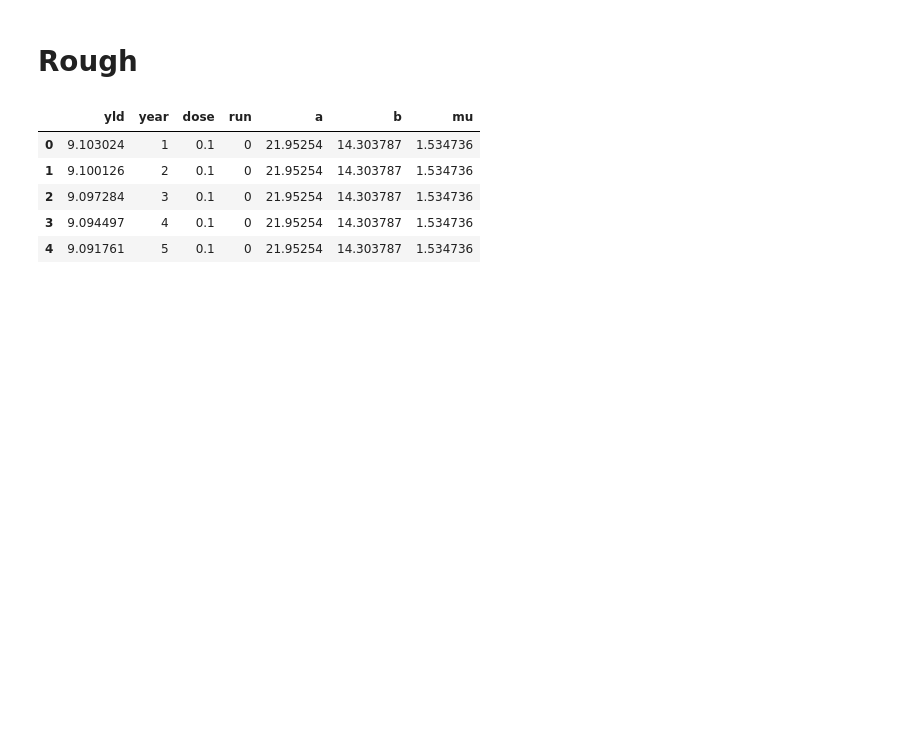
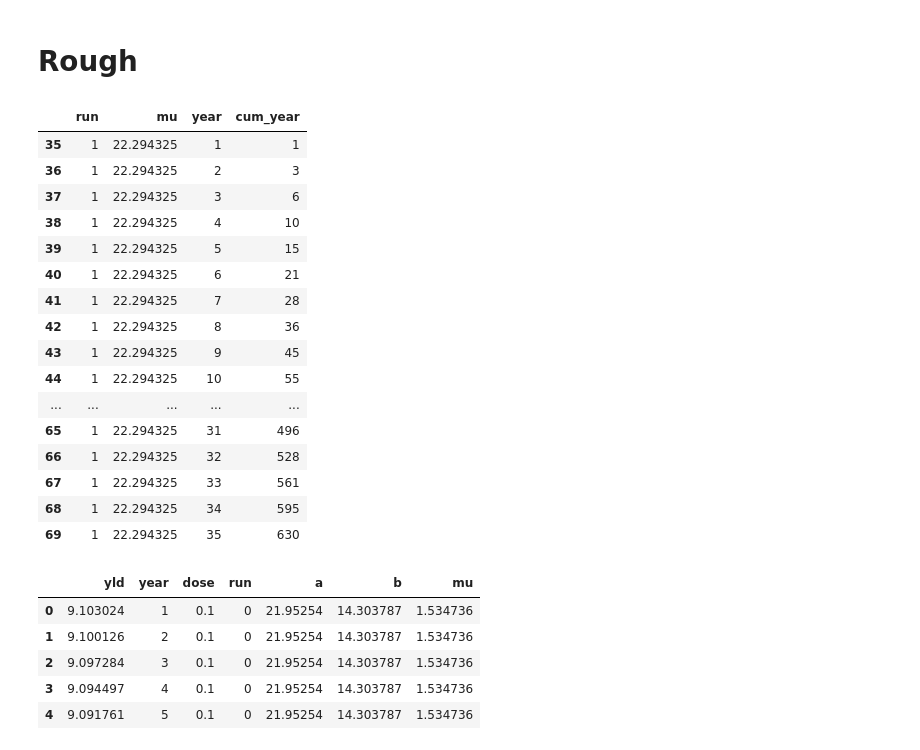
Before and after one commit to nt409/quant-res-doses, a Jupyter notebook: notebooks/001_rough.ipynb, the cells around one changed output. Cells and saved outputs as stored; diff of their text form; code cells hidden in the pictures; blank space fills up the shorter version.

```diff
--- a/notebooks/001_rough.ipynb
+++ b/notebooks/001_rough.ipynb
@@ -29,7 +29,43 @@ from poly2.run import no_joblib_single_run, no_joblib_multiple_run
 from poly2.config import Config, ConfigMixture
 from poly2.simulator import SimulatorOneTrait
 # %%
-df = pd.read_csv('../outputs/combined/fung_scan.csv')
+df = pd.read_csv('../outputs/combined/scan_all.csv')
+# %%
+(
+    df
+    .head(100)
+    .iloc[:, :15]
+    .groupby(['run', 'mu'])
+    .apply(lambda df:
+        pd.DataFrame(dict(
+            run = df.run,
+            mu = df.mu,
+            year = df.year,
+            cum_year = np.cumsum(df.year),
+        ))
+    )
+    .iloc[35:70]
+    # .reset_index()
+# .assign(cum_year = lambda x: np.cumsum(x.year))
+)
+# %% [output]
+|  | run | mu | year | cum_year |
+| 35 | 1 | 22.294325 | 1 | 1 |
+| 36 | 1 | 22.294325 | 2 | 3 |
+| 37 | 1 | 22.294325 | 3 | 6 |
+| 38 | 1 | 22.294325 | 4 | 10 |
+| 39 | 1 | 22.294325 | 5 | 15 |
+| 40 | 1 | 22.294325 | 6 | 21 |
+| 41 | 1 | 22.294325 | 7 | 28 |
+| 42 | 1 | 22.294325 | 8 | 36 |
+| 43 | 1 | 22.294325 | 9 | 45 |
+| 44 | 1 | 22.294325 | 10 | 55 |
+| ... | ... | ... | ... | ... |
+| 65 | 1 | 22.294325 | 31 | 496 |
+| 66 | 1 | 22.294325 | 32 | 528 |
+| 67 | 1 | 22.294325 | 33 | 561 |
+| 68 | 1 | 22.294325 | 34 | 595 |
+| 69 | 1 | 22.294325 | 35 | 630 |
 # %%
 def monotonic_yld(df):
     du = df.sort_values('dose')
```
Also changed, not shown: parts of 1 cell of this notebook, 2 other files.
